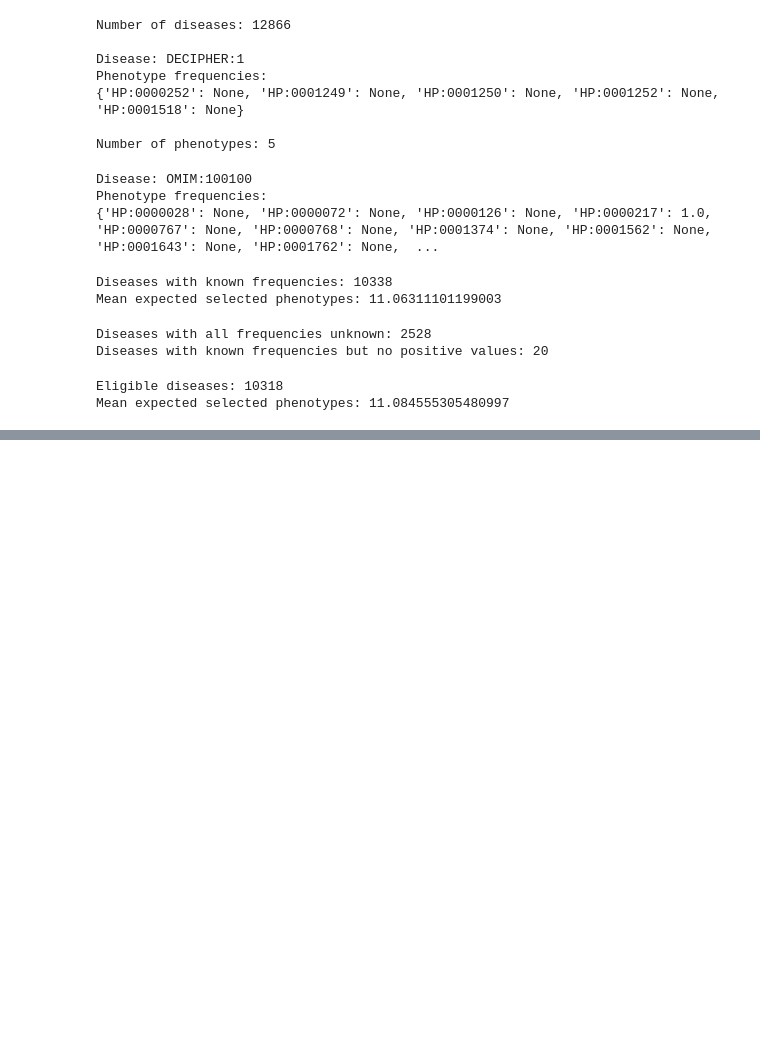
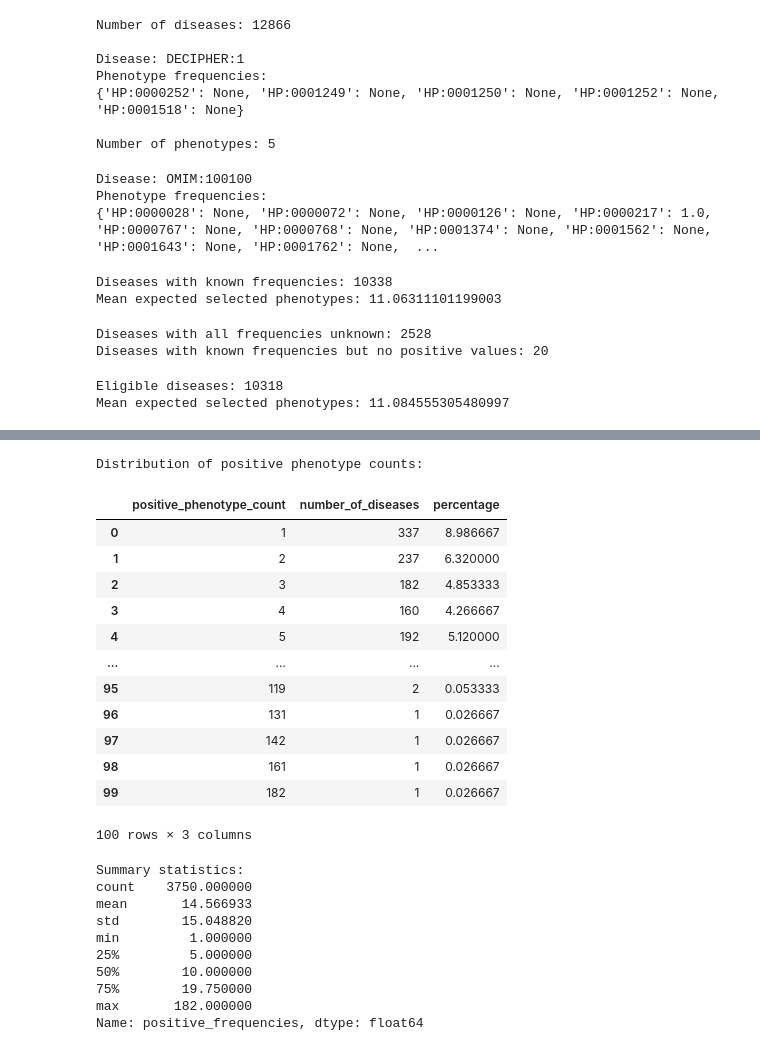
Before and after one commit to IuliaGalan/hpo-similarity-synthetic-vs-clinical, a Jupyter notebook: notebooks/02_synthetic_patient_generation.ipynb, the cells around one changed output, grey strips where cells are left out. Saved outputs shown, nothing was run; the diff lists cells and outputs as text; code cells hidden in the pictures; blank space fills up the shorter version.

```diff
--- a/notebooks/02_synthetic_patient_generation.ipynb
+++ b/notebooks/02_synthetic_patient_generation.ipynb
@@ -732,0 +1247,54 @@ Mean expected selected phenotypes: 11.084555305480997
+# %%
+# Count known positive frequencies per disease.
+
+positive_frequency_counts = mixed_frequency_df[
+    "positive_frequencies"
+]
+
+frequency_count_distribution = (
+    positive_frequency_counts
+    .value_counts()
+    .sort_index()
+    .reset_index()
+)
+
+frequency_count_distribution.columns = [
+    "positive_phenotype_count",
+    "number_of_diseases"
+]
+
+frequency_count_distribution["percentage"] = (
+    frequency_count_distribution["number_of_diseases"]
+    / len(mixed_frequency_df) * 100
+)
+
+print("Distribution of positive phenotype counts:")
+display(frequency_count_distribution)
+
+print("\nSummary statistics:")
+print(positive_frequency_counts.describe())
+# %% [output]
+Distribution of positive phenotype counts:
+|  | positive_phenotype_count | number_of_diseases | percentage |
+| 0 | 1 | 337 | 8.986667 |
+| 1 | 2 | 237 | 6.320000 |
+| 2 | 3 | 182 | 4.853333 |
+| 3 | 4 | 160 | 4.266667 |
+| 4 | 5 | 192 | 5.120000 |
+| ... | ... | ... | ... |
+| 95 | 119 | 2 | 0.053333 |
+| 96 | 131 | 1 | 0.026667 |
+| 97 | 142 | 1 | 0.026667 |
+| 98 | 161 | 1 | 0.026667 |
+| 99 | 182 | 1 | 0.026667 |
+100 rows × 3 columns
+Summary statistics:
+count    3750.000000
+mean       14.566933
+std        15.048820
+min         1.000000
+25%         5.000000
+50%        10.000000
+75%        19.750000
+max       182.000000
+Name: positive_frequencies, dtype: float64
```
Also changed, not shown: parts of 57 cells of this notebook, 6 other files.
